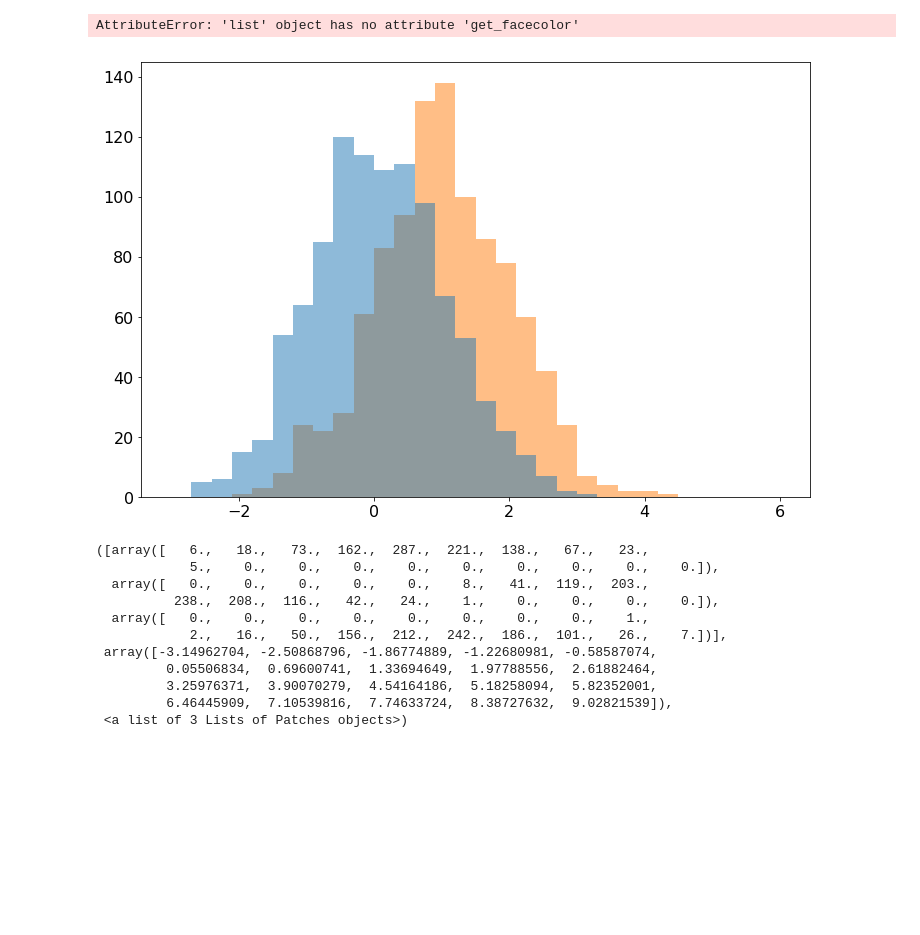
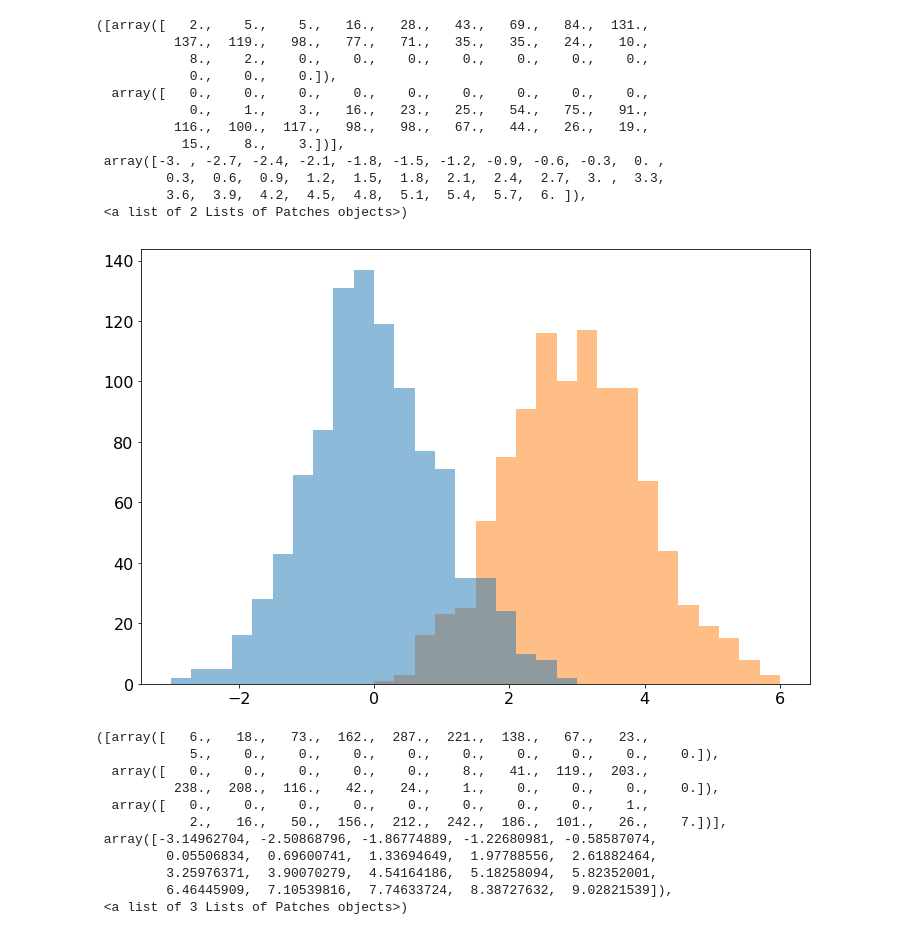
Before and after one commit to pollackscience/histogram_plus, a Jupyter notebook: scripts/hist_plus.ipynb, the cells around one changed output. Cells and saved outputs as stored; diff of their text form; code cells hidden in the pictures; blank space fills up the shorter version.

Commit message:
large reduction in code clutter, fixed alpha for marker error bars

```diff
--- a/scripts/hist_plus.ipynb
+++ b/scripts/hist_plus.ipynb
@@ -60,13 +36,24 @@ for t in types:
 # %%
 
-hist([data, data2], bins=30, histtype='stepfilled', errorbars=True, range=(-3,6), alpha=0.5)
+hist([data, data2], bins=30, histtype='stepfilled', errorbars=False, range=(-3,6), alpha=0.5, stacked=False)
 #hist(data2, bins=30, histtype='stepfilled', errorbars=True, alpha=0.5, range=(-3,6), color='xkcd:light urple')
 
 #plt.title('type: {0}, norm: {1}, scale: {2}, binning: {3}'.format(t, n, s, b))
 #hist(data, bins=20, histtype='stepfilled', normed=True, scale='binwidth', errorbars=True, color='C6')
 # %% [output]
-AttributeError: 'list' object has no attribute 'get_facecolor'
+([array([   2.,    5.,    5.,   16.,   28.,   43.,   69.,   84.,  131.,
+          137.,  119.,   98.,   77.,   71.,   35.,   35.,   24.,   10.,
+            8.,    2.,    0.,    0.,    0.,    0.,    0.,    0.,    0.,
+            0.,    0.,    0.]),
+  array([   0.,    0.,    0.,    0.,    0.,    0.,    0.,    0.,    0.,
+            0.,    1.,    3.,   16.,   23.,   25.,   54.,   75.,   91.,
+          116.,  100.,  117.,   98.,   98.,   67.,   44.,   26.,   19.,
+           15.,    8.,    3.])],
+ array([-3. , -2.7, -2.4, -2.1, -1.8, -1.5, -1.2, -0.9, -0.6, -0.3,  0. ,
+         0.3,  0.6,  0.9,  1.2,  1.5,  1.8,  2.1,  2.4,  2.7,  3. ,  3.3,
+         3.6,  3.9,  4.2,  4.5,  4.8,  5.1,  5.4,  5.7,  6. ]),
+ <a list of 2 Lists of Patches objects>)
-[figure, old version]
+[figure, new version]
 # %%
 plt.hist([data, data2, data3], bins=[-3.14962704, -2.50868796, -1.86774889, -1.22680981, -0.58587074,
          0.05506834,  0.69600741,  1.33694649,  1.97788556,  2.61882464,
```
Also changed, not shown: parts of 1 cell of this notebook, 1 other file.
